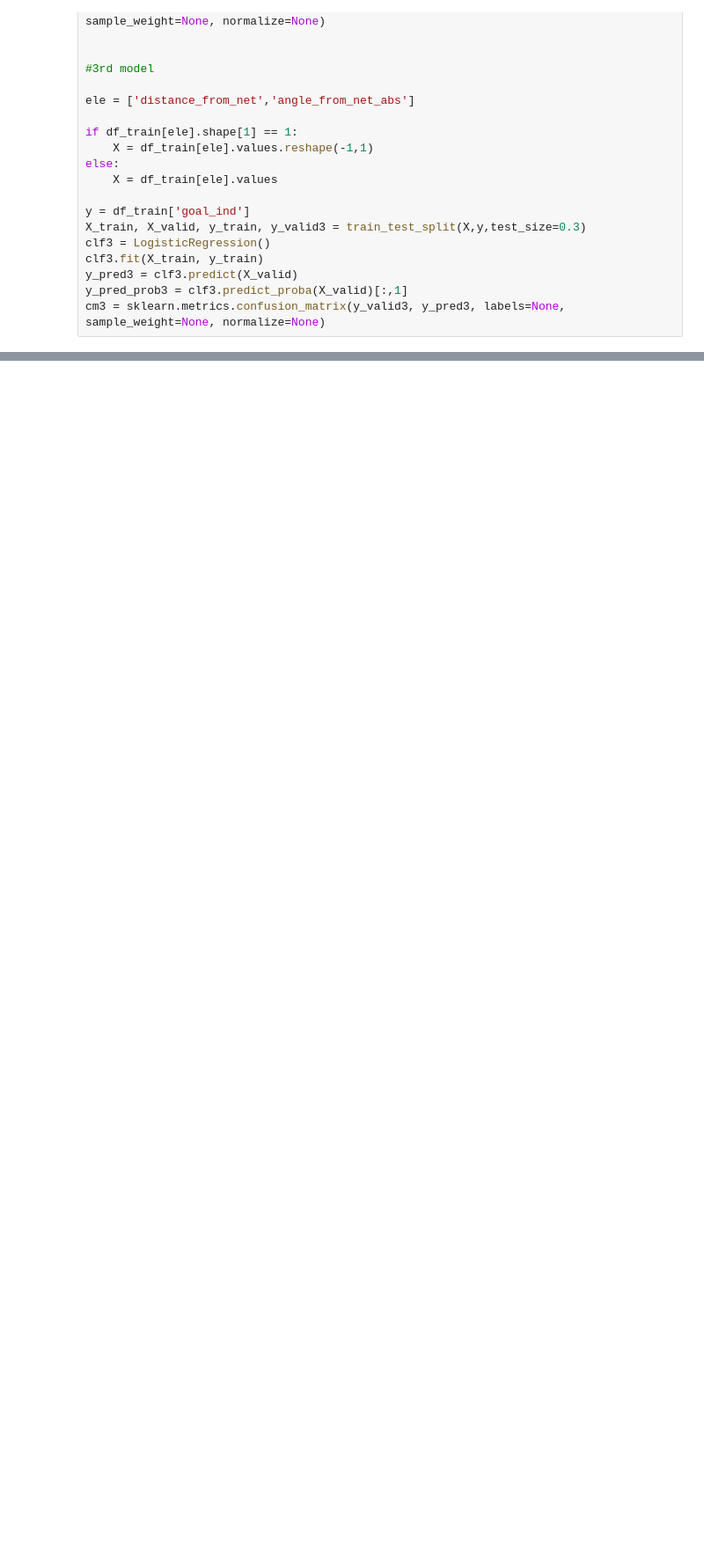
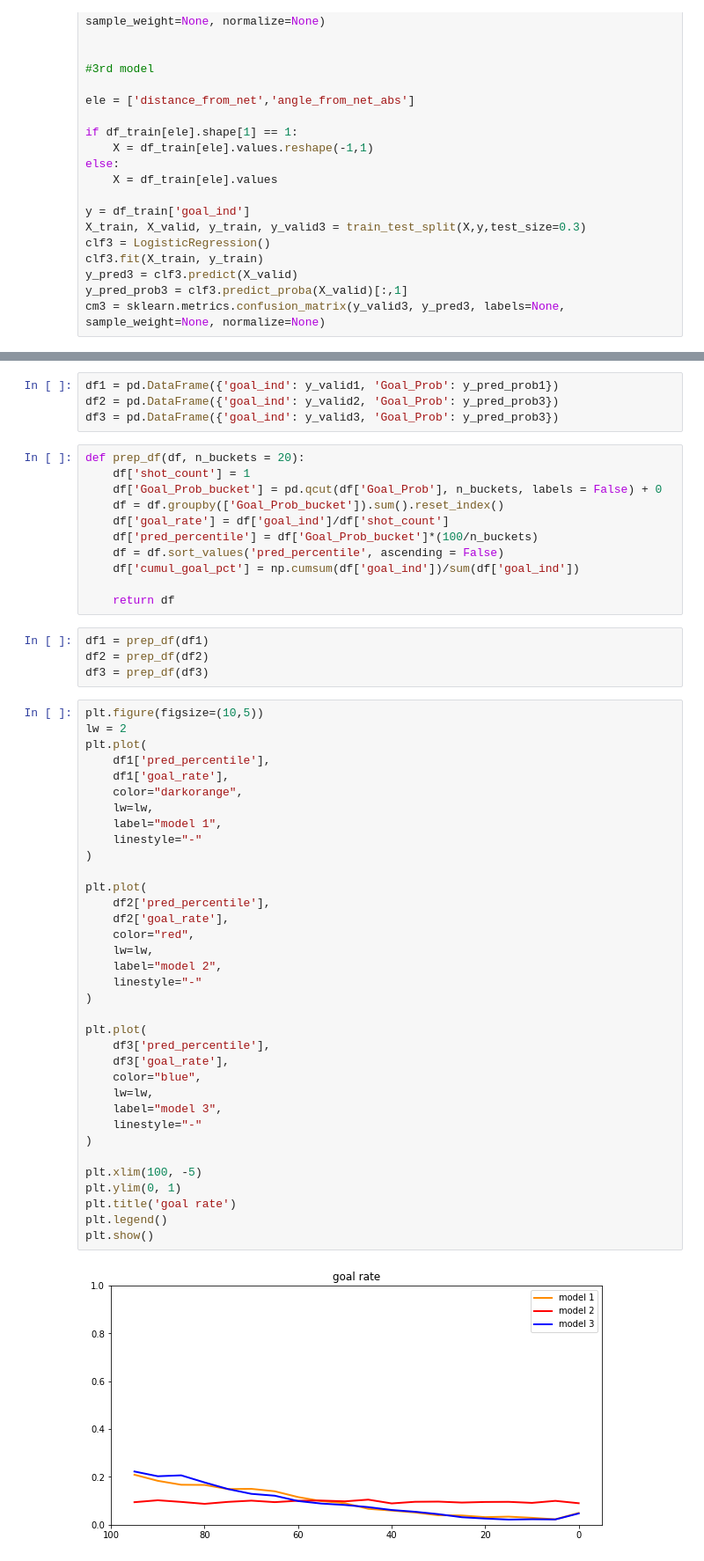
Before and after one commit to KrishnaManeeshaDendukuri/ift6758, a Jupyter notebook: M2_Q2_V2_ED_MOD.ipynb, the cells around one changed output, grey strips where cells are left out. Shown at 88% size. Drawn from its saved outputs; the diff is of its cells as text; blank space fills up the shorter version.

```diff
--- a/M2_Q2_V2_ED_MOD.ipynb
+++ b/M2_Q2_V2_ED_MOD.ipynb
@@ -614,0 +609,56 @@ plt.legend()
+# %%
+df1 = pd.DataFrame({'goal_ind': y_valid1, 'Goal_Prob': y_pred_prob1})
+df2 = pd.DataFrame({'goal_ind': y_valid2, 'Goal_Prob': y_pred_prob3})
+df3 = pd.DataFrame({'goal_ind': y_valid3, 'Goal_Prob': y_pred_prob3})
+# %%
+def prep_df(df, n_buckets = 20):
+    df['shot_count'] = 1
+    df['Goal_Prob_bucket'] = pd.qcut(df['Goal_Prob'], n_buckets, labels = False) + 0
+    df = df.groupby(['Goal_Prob_bucket']).sum().reset_index()
+    df['goal_rate'] = df['goal_ind']/df['shot_count']
+    df['pred_percentile'] = df['Goal_Prob_bucket']*(100/n_buckets)
+    df = df.sort_values('pred_percentile', ascending = False)
+    df['cumul_goal_pct'] = np.cumsum(df['goal_ind'])/sum(df['goal_ind'])
+
+    return df
+# %%
+df1 = prep_df(df1)
+df2 = prep_df(df2)
+df3 = prep_df(df3)
+# %%
+plt.figure(figsize=(10,5))
+lw = 2
+plt.plot(
+    df1['pred_percentile'],
+    df1['goal_rate'],
+    color="darkorange",
+    lw=lw,
+    label="model 1",
+    linestyle="-"
+)
+
+plt.plot(
+    df2['pred_percentile'],
+    df2['goal_rate'],
+    color="red",
+    lw=lw,
+    label="model 2",
+    linestyle="-"
+)
+
+plt.plot(
+    df3['pred_percentile'],
+    df3['goal_rate'],
+    color="blue",
+    lw=lw,
+    label="model 3",
+    linestyle="-"
+)
+
+plt.xlim(100, -5)
+plt.ylim(0, 1)
+plt.title('goal rate')
+plt.legend()
+plt.show()
+# %% [output]
+[figure, added]
```
Also changed, not shown: parts of 8 cells of this notebook.
